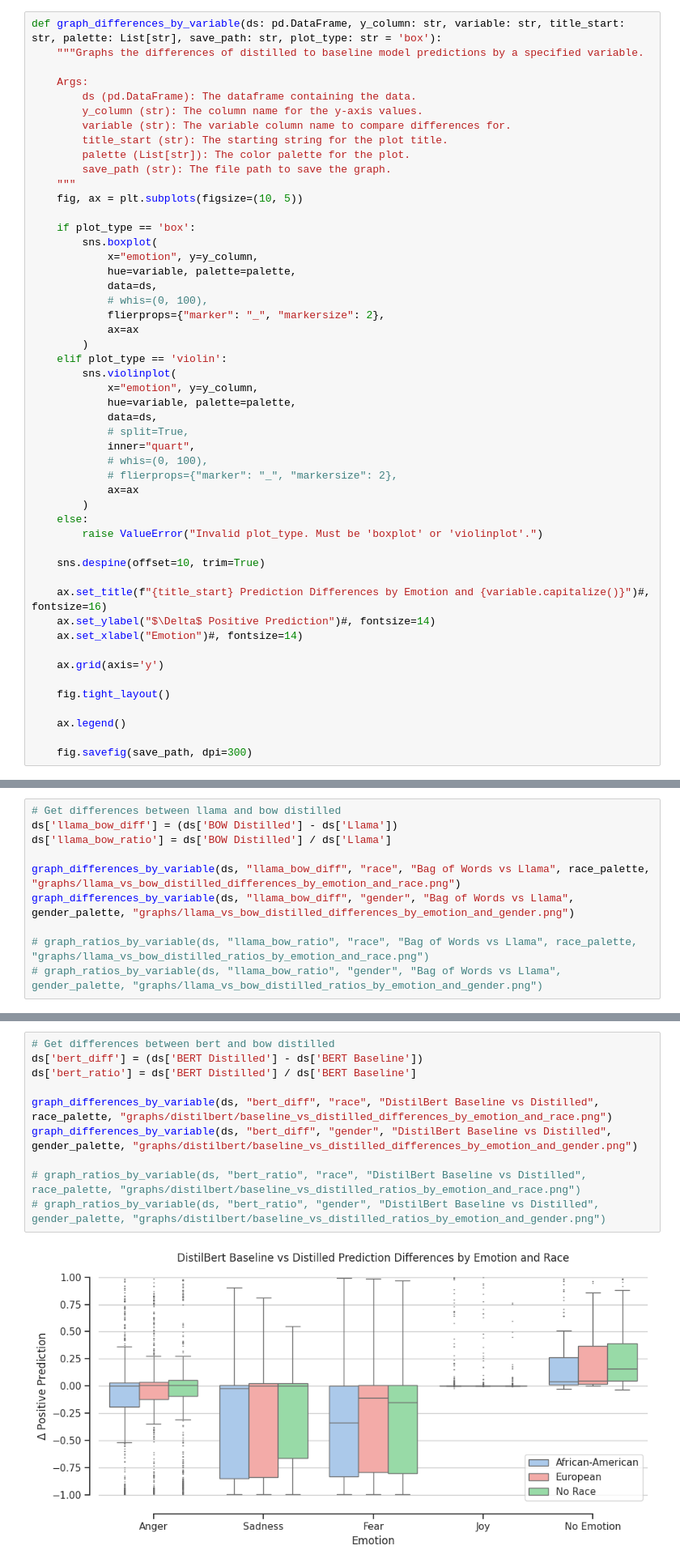
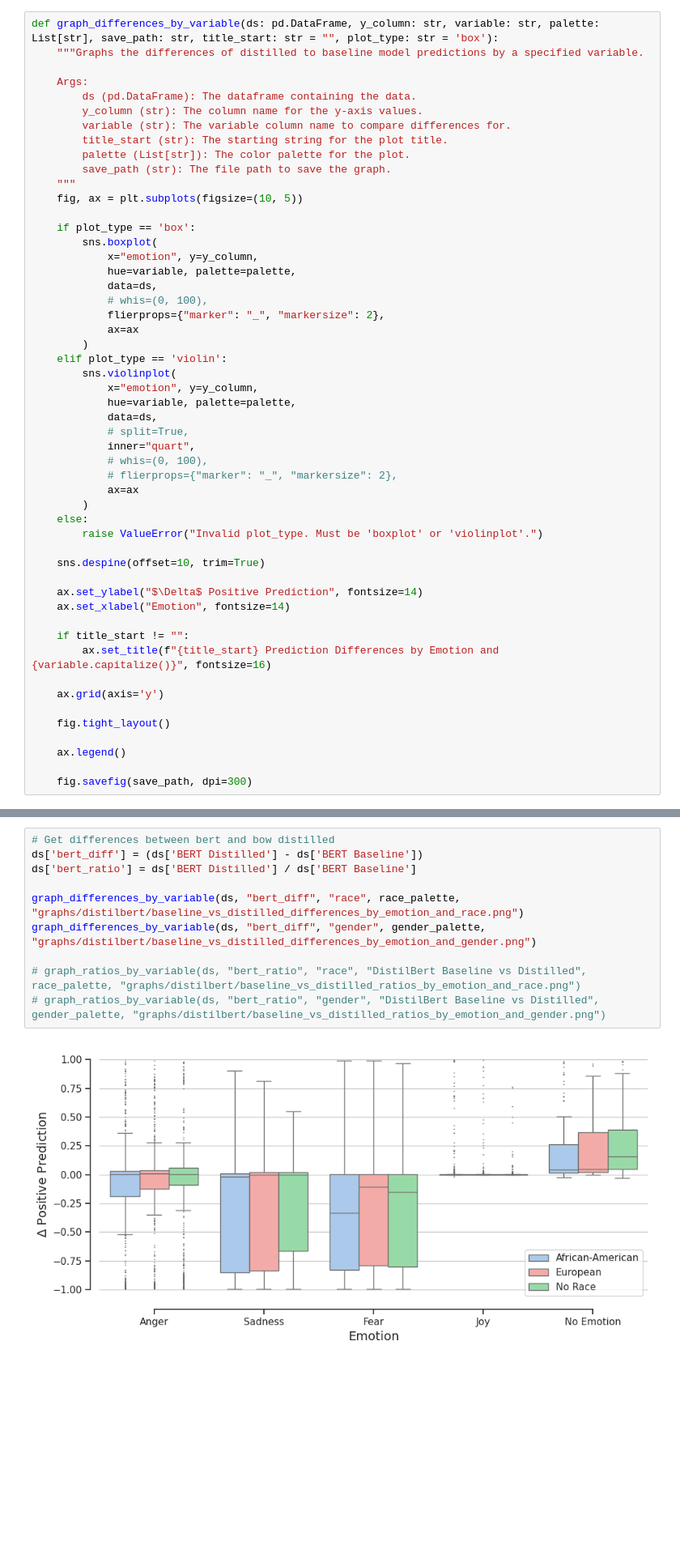
Before and after one commit to CharlesC03/NLP_Final_Project, a Jupyter notebook: analysis/teacher_analysis.ipynb, the cells around one changed output, grey strips where cells are left out. Shown at 81% size. Cells and saved outputs as stored; diff of their text form; blank space fills up the shorter version.

```diff
--- a/analysis/teacher_analysis.ipynb
+++ b/analysis/teacher_analysis.ipynb
@@ -671,7 +672,7 @@ def graph_ratios_by_variable(ds: pd.DataFrame, y_column: str, variable: str, tit
 
     fig.savefig(save_path, dpi=300)
 # %%
-def graph_differences_by_variable(ds: pd.DataFrame, y_column: str, variable: str, title_start: str, palette: List[str], save_path: str, plot_type: str = 'box'):
+def graph_differences_by_variable(ds: pd.DataFrame, y_column: str, variable: str, palette: List[str], save_path: str, title_start: str = "", plot_type: str = 'box'):
     """Graphs the differences of distilled to baseline model predictions by a specified variable.
 
     Args:
@@ -709,9 +710,11 @@ def graph_differences_by_variable(ds: pd.DataFrame, y_column: str, variable: str
 
     sns.despine(offset=10, trim=True)
 
-    ax.set_title(f"{title_start} Prediction Differences by Emotion and {variable.capitalize()}")#, fontsize=16)
-    ax.set_ylabel("$\Delta$ Positive Prediction")#, fontsize=14)
-    ax.set_xlabel("Emotion")#, fontsize=14)
+    ax.set_ylabel("$\Delta$ Positive Prediction", fontsize=14)
+    ax.set_xlabel("Emotion", fontsize=14)
+
+    if title_start != "":
+        ax.set_title(f"{title_start} Prediction Differences by Emotion and {variable.capitalize()}", fontsize=16)
 
     ax.grid(axis='y')
 
@@ -799,10 +800,0 @@ graph_differences_by_variable(ds, "cnn_distil_diff", "gender", "CNN Distilled vs
-# %%
-# Get differences between llama and bow distilled
-ds['llama_bow_diff'] = (ds['BOW Distilled'] - ds['Llama'])
-ds['llama_bow_ratio'] = ds['BOW Distilled'] / ds['Llama']
-
-graph_differences_by_variable(ds, "llama_bow_diff", "race", "Bag of Words vs Llama", race_palette, "graphs/llama_vs_bow_distilled_differences_by_emotion_and_race.png")
-graph_differences_by_variable(ds, "llama_bow_diff", "gender", "Bag of Words vs Llama", gender_palette, "graphs/llama_vs_bow_distilled_differences_by_emotion_and_gender.png")
-
-# graph_ratios_by_variable(ds, "llama_bow_ratio", "race", "Bag of Words vs Llama", race_palette, "graphs/llama_vs_bow_distilled_ratios_by_emotion_and_race.png")
-# graph_ratios_by_variable(ds, "llama_bow_ratio", "gender", "Bag of Words vs Llama", gender_palette, "graphs/llama_vs_bow_distilled_ratios_by_emotion_and_gender.png")
@@ -812,12 +801,12 @@ graph_differences_by_variable(ds, "llama_bow_diff", "gender", "Bag of Words vs L
 # %%
 # Get differences between bert and bow distilled
 ds['bert_diff'] = (ds['BERT Distilled'] - ds['BERT Baseline'])
 ds['bert_ratio'] = ds['BERT Distilled'] / ds['BERT Baseline']
 
-graph_differences_by_variable(ds, "bert_diff", "race", "DistilBert Baseline vs Distilled", race_palette, "graphs/distilbert/baseline_vs_distilled_differences_by_emotion_and_race.png")
-graph_differences_by_variable(ds, "bert_diff", "gender", "DistilBert Baseline vs Distilled", gender_palette, "graphs/distilbert/baseline_vs_distilled_differences_by_emotion_and_gender.png")
+graph_differences_by_variable(ds, "bert_diff", "race", race_palette, "graphs/distilbert/baseline_vs_distilled_differences_by_emotion_and_race.png")
+graph_differences_by_variable(ds, "bert_diff", "gender", gender_palette, "graphs/distilbert/baseline_vs_distilled_differences_by_emotion_and_gender.png")
 
 # graph_ratios_by_variable(ds, "bert_ratio", "race", "DistilBert Baseline vs Distilled", race_palette, "graphs/distilbert/baseline_vs_distilled_ratios_by_emotion_and_race.png")
 # graph_ratios_by_variable(ds, "bert_ratio", "gender", "DistilBert Baseline vs Distilled", gender_palette, "graphs/distilbert/baseline_vs_distilled_ratios_by_emotion_and_gender.png")
 # %% [output]
-[figure, old version]
+[figure, new version]
```
Also changed, not shown: parts of 8 cells of this notebook, 10 other files.
